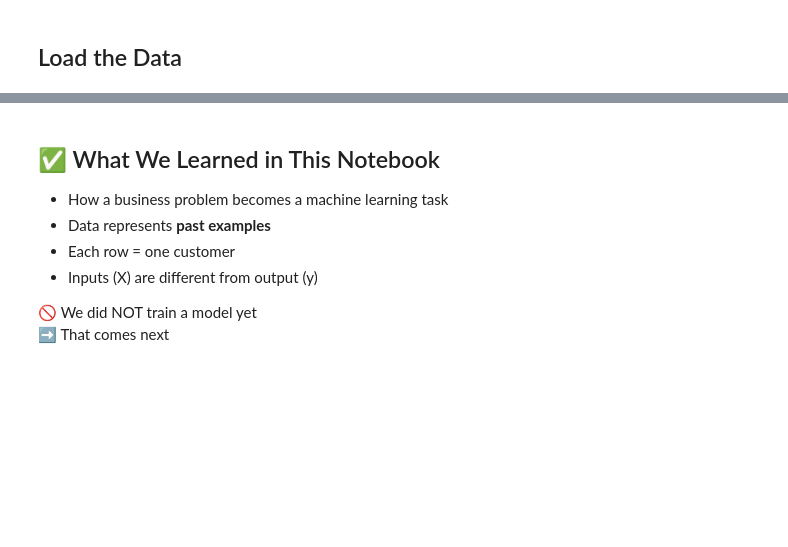
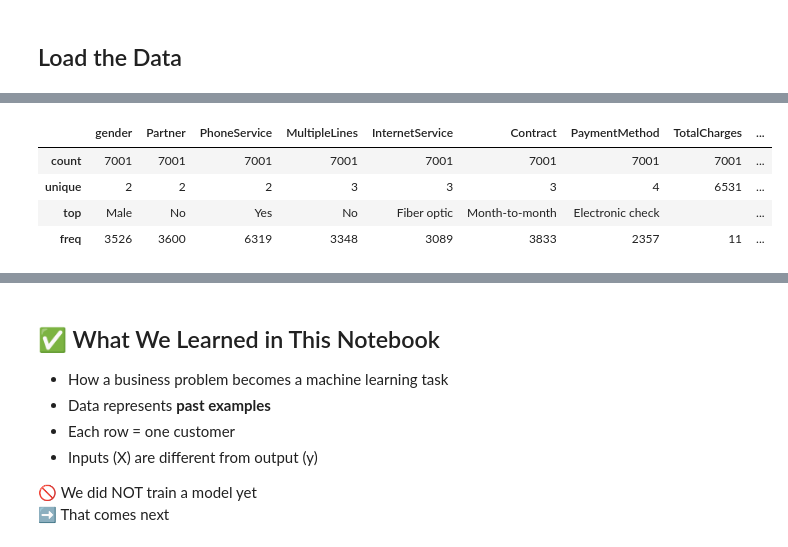
Before and after one commit to a7madmostafa/Machine_Learning_for_Beginners, a Jupyter notebook: 01_story_to_data.ipynb, the cells around one changed output, grey strips where cells are left out. Cells and saved outputs as stored; diff of their text form; code cells hidden in the pictures; blank space fills up the shorter version.

```diff
--- a/01_story_to_data.ipynb
+++ b/01_story_to_data.ipynb
@@ -135,0 +101,4 @@ X.head()
+# %%
+# drop duplicates
+df = df.drop_duplicates()
+df.duplicated().sum()
@@ -135,0 +122,9 @@ X.head()
+# %%
+# check Summary statistics for categorical columns
+df.describe(exclude='number')
+# %% [output]
+|  | gender | Partner | PhoneService | MultipleLines | InternetService | Contract | PaymentMethod | TotalCharges | ... |
+| count | 7001 | 7001 | 7001 | 7001 | 7001 | 7001 | 7001 | 7001 | ... |
+| unique | 2 | 2 | 2 | 3 | 3 | 3 | 4 | 6531 | ... |
+| top | Male | No | Yes | No | Fiber optic | Month-to-month | Electronic check |  | ... |
+| freq | 3526 | 3600 | 6319 | 3348 | 3089 | 3833 | 2357 | 11 | ... |
```
Also changed, not shown: parts of 27 cells of this notebook, 5 other files.
